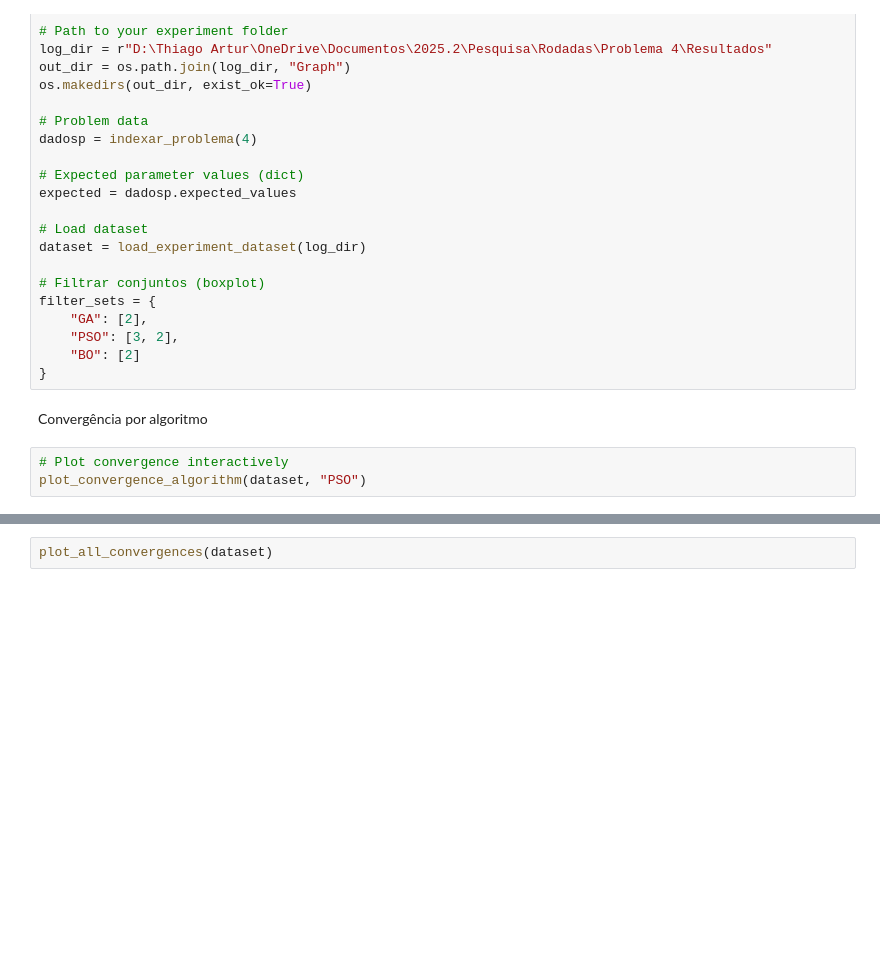
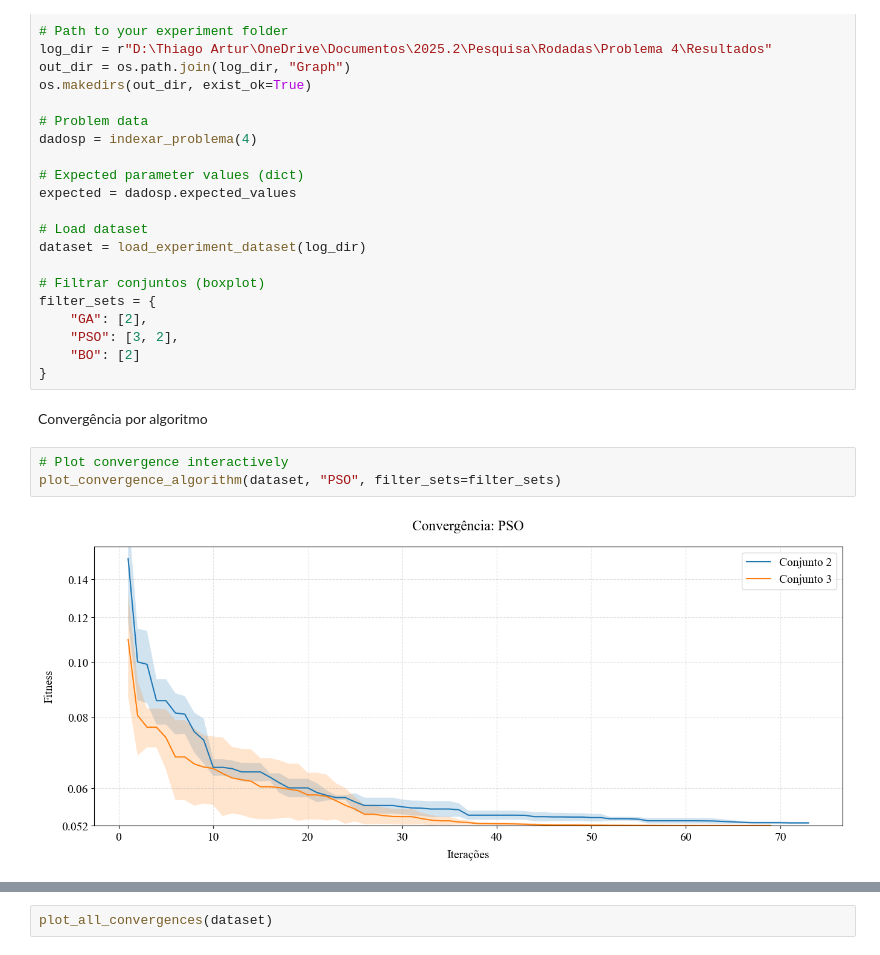
Before and after one commit to joaovfdias/optim_model_updating, a Jupyter notebook: plot/plot_testing_4_notebook.ipynb, the cells around one changed output, grey strips where cells are left out. Saved outputs shown, nothing was run; the diff lists cells and outputs as text; blank space fills up the shorter version.

Commit message:
robust_plotter.py: convergence dá possibilidade de filtrar set e ocultar legenda.

```diff
--- a/plot/plot_testing_4_notebook.ipynb
+++ b/plot/plot_testing_4_notebook.ipynb
@@ -31,5 +31,7 @@ filter_sets = {
 Convergência por algoritmo
 # %%
 # Plot convergence interactively
-plot_convergence_algorithm(dataset, "PSO")
+plot_convergence_algorithm(dataset, "PSO", filter_sets=filter_sets)
+# %% [output]
+[figure, added]
 # %%
```
Also changed, not shown: parts of 4 cells of this notebook, 1 other file.
